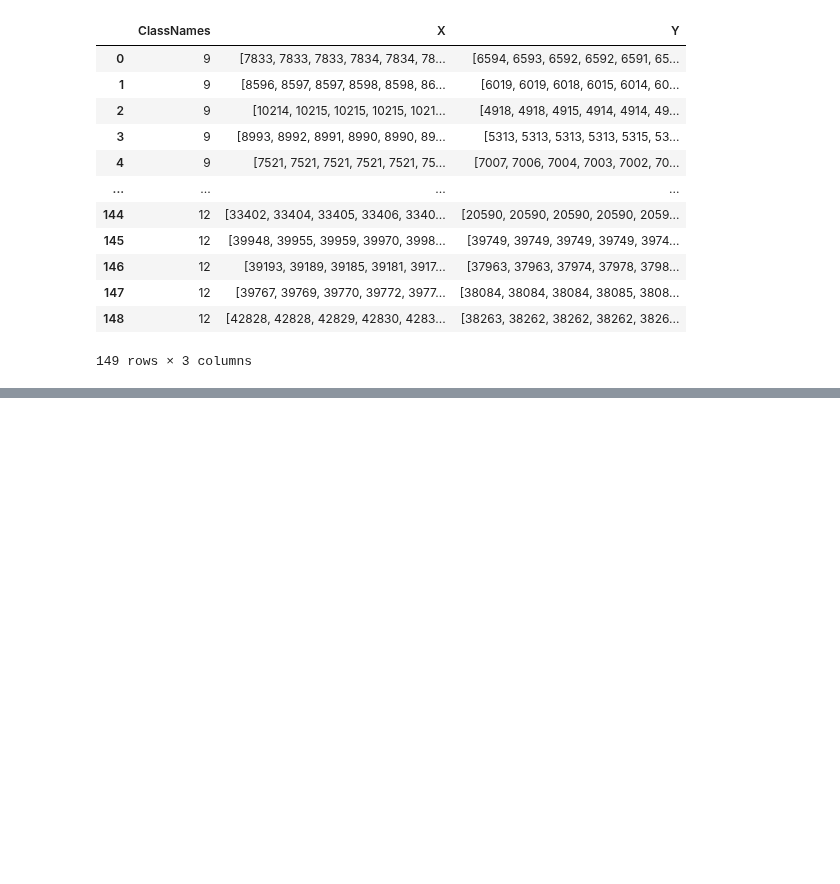
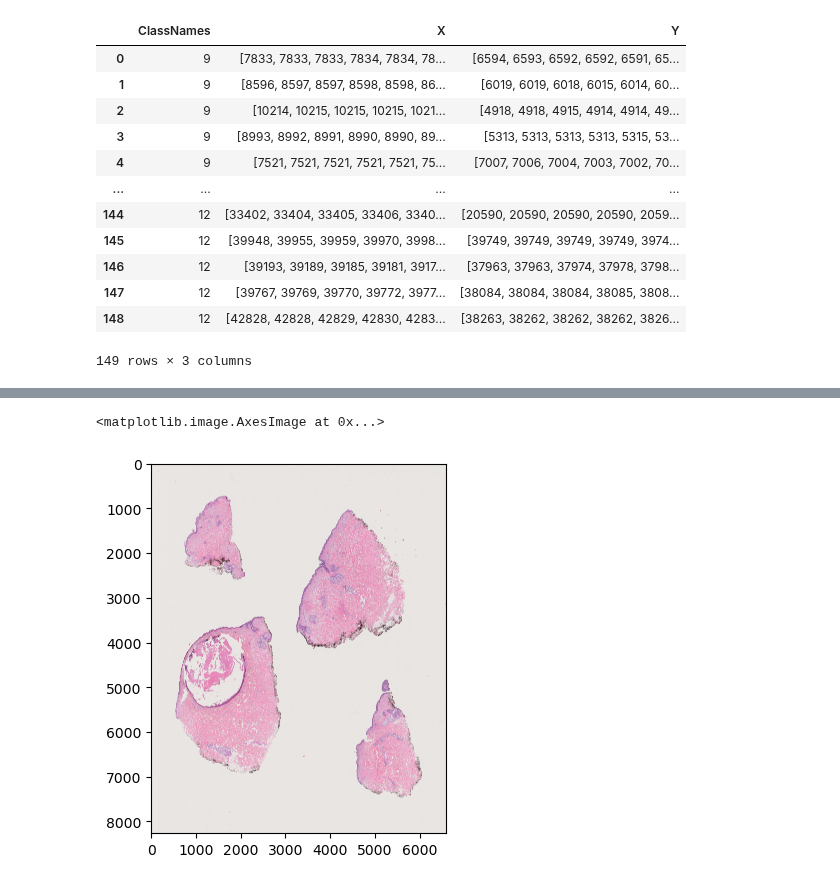
Before and after one commit to Wirtz-Lab/wsi_analysis, a Jupyter notebook: kevin/kevin_training.ipynb, the cells around one changed output, grey strips where cells are left out. Cells and saved outputs as stored; diff of their text form; code cells hidden in the pictures; blank space fills up the shorter version.

```diff
--- a/kevin/kevin_training.ipynb
+++ b/kevin/kevin_training.ipynb
@@ -172,0 +191,5 @@ KeyboardInterrupt:
+# %%
+plt.imshow(imagearr)
+# %% [output]
+<matplotlib.image.AxesImage at 0x...>
+[figure, added]
```
Also changed, not shown: parts of 13 cells of this notebook.
